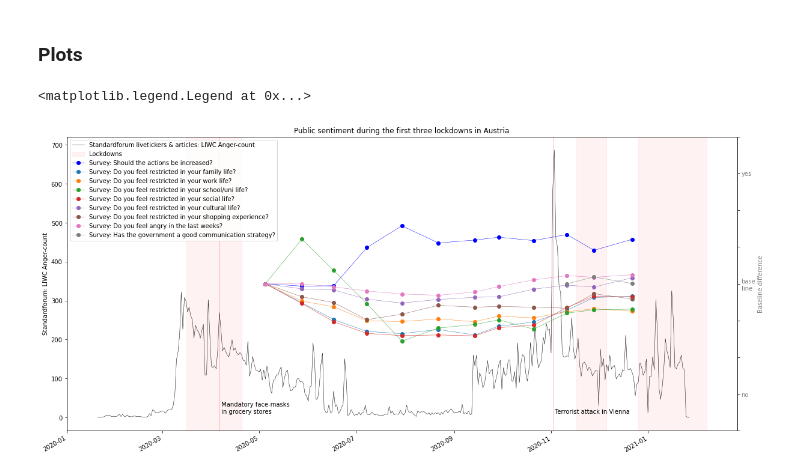
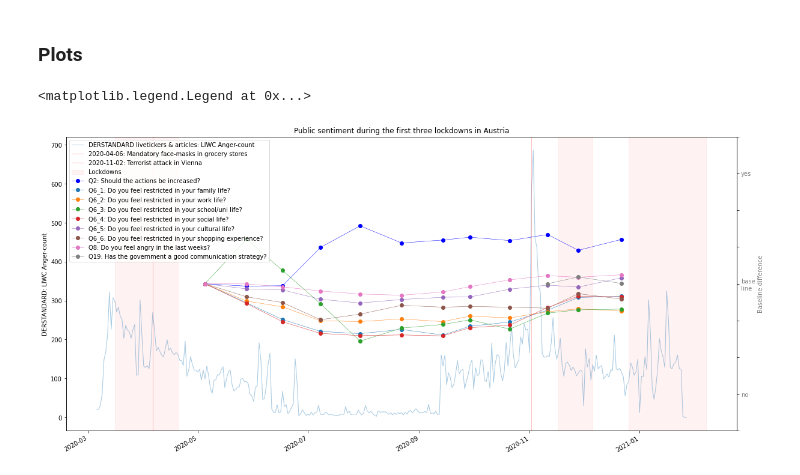
Before and after one commit to nostromo7/IPDS_standardforum, a Jupyter notebook: code/analysis.ipynb, the cells around one changed output. Cells and saved outputs as stored; diff of their text form; code cells hidden in the pictures.

```diff
--- a/code/analysis.ipynb
+++ b/code/analysis.ipynb
@@ -7,13 +7,13 @@ from sklearn.preprocessing import minmax_scale
 # %% [markdown]
 ### Global Variables
 # %%
-#start, end = '2020-03-06', '2021-01-27' #postings df
-start, end = '2020-01-01', '2021-01-27'
+start, end = '2020-03-06', '2021-01-27'
 start_lockdown1, start_lockdown2, start_lockdown3 = '2020-03-16', '2020-11-17', '2020-12-26'
 end_lockdown1, end_lockdown2, end_lockdown3 = '2020-04-20', '2020-12-06', '2021-02-07'
 input_postings = r'../data/preprocessing/combined_postings_final.pickle'
 input_summer_gap = r'../data/preprocessing/year_20_final.pickle'
 input_survey = r'../data/survey_data_covid_variables.csv'
+input_stringency = r'../data/OxCGRT_StringencyCasesDataset.csv'
 # %% [markdown]
 ### Load datasets
 # %% [markdown]
@@ -47,5 +32,5 @@ survey_sub = survey[['welle', 'co05_01', 'co06_01', 'co06_02', 'co06_03', 'co06_
 # %%
-wave_map = {
+survey_wave_map = {
     1: pd.to_datetime('5.5.2020'),
     2: pd.to_datetime('5.28.2020'),
     3: pd.to_datetime('6.17.2020'),
@@ -60,7 +45,7 @@ wave_map = {
     12: pd.to_datetime('12.22.2020'),
 }
 # %%
-survey_sub['wave_end'] = pd.to_datetime(survey_sub['welle'].map(wave_map))
+survey_sub['wave_end'] = pd.to_datetime(survey_sub['welle'].map(survey_wave_map))
 # %% [output]
 A value is trying to be set on a copy of a slice from a DataFrame.
 Try using .loc[row_indexer,col_indexer] = value instead
@@ -187,47 +139,43 @@ survey_grouped['baseline_diff_05'].plot()
 ### Plots
 # %%
 fig, ax = plt.subplots(figsize=(20,10))
-#ax.plot(postings.resample('1d').sum().loc[start:end, 'anger'], linestyle='-', linewidth=0.5, label='Standardforum: Anger from livetickers', color='black')
-#ax.plot(postings_summer_gap.resample('1d').sum().loc[start:end, 'anger'], linestyle='-', linewidth=0.5, label='Standardforum: Anger from articles', color='red')
-ax.plot(combined.loc[start:end, 'anger_total'], linestyle='-', linewidth=0.5, label='Standardforum livetickers & articles: LIWC Anger-count', color='black')
+ax.plot(combined.loc[start:end, 'anger_total'], linestyle='-', linewidth=1, alpha=0.4, label='DERSTANDARD livetickers & articles: LIWC Anger-count')
 
-ax.set_ylabel('Standardforum: LIWC Anger-count')
+ax.set_ylabel('DERSTANDARD: LIWC Anger-count')
 
 ax.axvspan(pd.to_datetime(start_lockdown1), pd.to_datetime(end_lockdown1), color='red', alpha=0.05, label="Lockdowns")
 ax.axvspan(pd.to_datetime(start_lockdown2), pd.to_datetime(end_lockdown2), color='red', alpha=0.05)
 ax.axvspan(pd.to_datetime(start_lockdown3), pd.to_datetime(end_lockdown3), color='red', alpha=0.05)
 
-ax.axvline(pd.to_datetime('2020-04-06'), linewidth=0.5, color='red', alpha=0.5)
-ax.text(x=pd.to_datetime('2020-04-06'), y=10, s=' Mandatory face-masks\n in grocery stores', rotation=0)
-ax.axvline(pd.to_datetime('2020-11-02'), linewidth=0.5, color='red', alpha=0.5)
-ax.text(x=pd.to_datetime('2020-11-02'), y=10, s=' Terrorist attack in Vienna', rotation=0)
+ax.axvline(pd.to_datetime('2020-04-06'), linewidth=0.5, color='red', alpha=0.5, label='2020-04-06: Mandatory face-masks in grocery stores')
+ax.axvline(pd.to_datetime('2020-11-02'), linewidth=0.5, color='red', alpha=0.5, label='2020-11-02: Terrorist attack in Vienna')
 
 ax2 = ax.twinx()
 ax2.set_ylim([-1,1])
 lables = [item.get_text() for item in ax2.get_yticklabels()]
 lables[1] = 'no'
 lables[len(lables)-2] = 'yes'
 lables[int(len(lables)/2)] = 'base\nline'
 ax2.set_yticklabels(lables)
-ax2.plot(survey_grouped.index, survey_grouped['baseline_diff_05'],label="Survey: Should the actions be increased?", linestyle='-', marker='o', linewidth=0.5, color='blue')
-ax2.plot(survey_grouped.index, survey_grouped['baseline_diff_06_1'],label="Survey: Do you feel restricted in your family life?", linestyle='-', marker='o', linewidth=0.5)
-ax2.plot(survey_grouped.index, survey_grouped['baseline_diff_06_2'],label="Survey: Do you feel restricted in your work life?", linestyle='-', marker='o', linewidth=0.5)
-ax2.plot(survey_grouped.index, survey_grouped['baseline_diff_06_3'],label="Survey: Do you feel restricted in your school/uni life?", linestyle='-', marker='o', linewidth=0.5)
-ax2.plot(survey_grouped.index, survey_grouped['baseline_diff_06_4'],label="Survey: Do you feel restricted in your social life?", linestyle='-', marker='o', linewidth=0.5)
-ax2.plot(survey_grouped.index, survey_grouped['baseline_diff_06_5'],label="Survey: Do you feel restricted in your cultural life?", linestyle='-', marker='o', linewidth=0.5)
-ax2.plot(survey_grouped.index, survey_grouped['baseline_diff_06_6'],label="Survey: Do you feel restricted in your shopping experience?", linestyle='-', marker='o', linewidth=0.5)
-ax2.plot(survey_grouped.index, survey_grouped['baseline_diff_08'],label="Survey: Do you feel angry in the last weeks?", linestyle='-', marker='o', linewidth=0.5)
-ax2.plot(survey_grouped.index, survey_grouped['baseline_diff_19'],label="Survey: Has the government a good communication strategy?", linestyle='-', marker='o', linewidth=0.5)
+ax2.plot(survey_grouped.index, survey_grouped['baseline_diff_05'],label="Q2: Should the actions be increased?", linestyle='-', marker='o', linewidth=0.5, color='blue')
+ax2.plot(survey_grouped.index, survey_grouped['baseline_diff_06_1'],label="Q6_1: Do you feel restricted in your family life?", linestyle='-', marker='o', linewidth=0.5)
+ax2.plot(survey_grouped.index, survey_grouped['baseline_diff_06_2'],label="Q6_2: Do you feel restricted in your work life?", linestyle='-', marker='o', linewidth=0.5)
+ax2.plot(survey_grouped.index, survey_grouped['baseline_diff_06_3'],label="Q6_3: Do you feel restricted in your school/uni life?", linestyle='-', marker='o', linewidth=0.5)
+ax2.plot(survey_grouped.index, survey_grouped['baseline_diff_06_4'],label="Q6_4: Do you feel restricted in your social life?", linestyle='-', marker='o', linewidth=0.5)
+ax2.plot(survey_grouped.index, survey_grouped['baseline_diff_06_5'],label="Q6_5: Do you feel restricted in your cultural life?", linestyle='-', marker='o', linewidth=0.5)
+ax2.plot(survey_grouped.index, survey_grouped['baseline_diff_06_6'],label="Q6_6: Do you feel restricted in your shopping experience?", linestyle='-', marker='o', linewidth=0.5)
+ax2.plot(survey_grouped.index, survey_grouped['baseline_diff_08'],label="Q8: Do you feel angry in the last weeks?", linestyle='-', marker='o', linewidth=0.5)
+ax2.plot(survey_grouped.index, survey_grouped['baseline_diff_19'],label="Q19: Has the government a good communication strategy?", linestyle='-', marker='o', linewidth=0.5)
 
 ax2.tick_params(axis='y', labelcolor='gray')
 
 fig.autofmt_xdate()
 ax2.set_ylabel("Baseline difference", color='gray')
 ax.set_title("Public sentiment during the first three lockdowns in Austria")
 
 lines, labels = ax.get_legend_handles_labels()
 lines2, labels2 = ax2.get_legend_handles_labels()
 ax2.legend(lines + lines2, labels + labels2, loc=0)
 # %% [output]
 <matplotlib.legend.Legend at 0x...>
-[figure, old version]
+[figure, new version]
```
Also changed, not shown: parts of 24 cells of this notebook, 1 other file.
